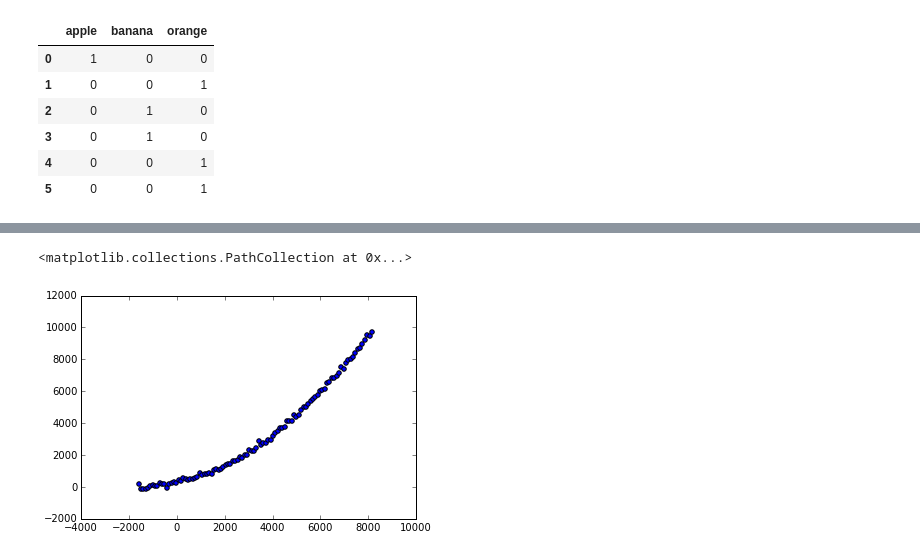
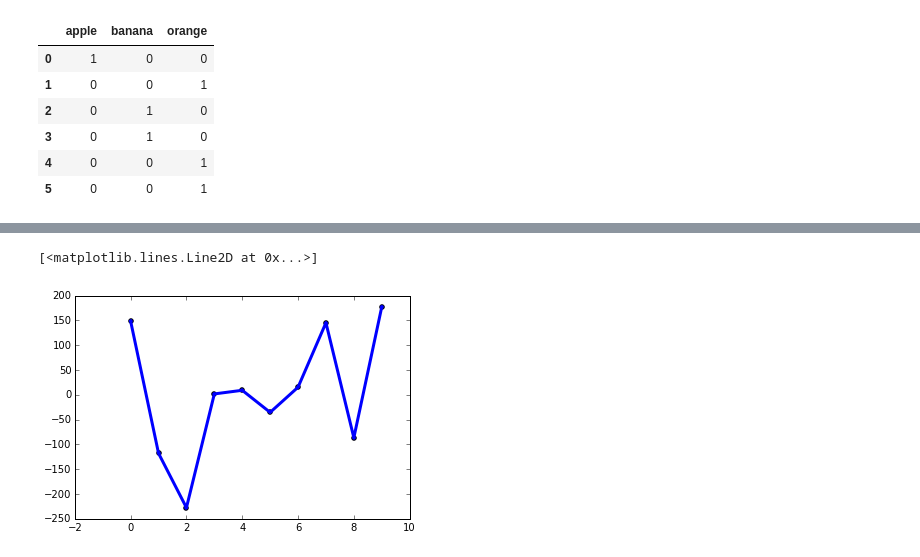
Before and after one commit to ejalonas/DAT_ATL_15, a Jupyter notebook: Notebooks/Linear Regression.ipynb, the cells around one changed output, grey strips where cells are left out. Saved outputs shown, nothing was run; the diff lists cells and outputs as text; code cells hidden in the pictures.

```diff
--- a/Notebooks/Linear Regression.ipynb
+++ b/Notebooks/Linear Regression.ipynb
@@ -310,0 +423,5 @@ plt.plot(x, results.fittedvalues, color='blue',linewidth=3)
+# %%
+random_normal = np.random.randn(50)
+x = np.arange(10)
+y = x**2+np.random.randn(10)*100
+plt.scatter(x,y)
@@ -311,6 +431,7 @@ plt.plot(x, results.fittedvalues, color='blue',linewidth=3)
 # %%
-plt.scatter(results.fittedvalues, y)
-#plt.plot( color='blue',linewidth=3)
+plt.scatter(x,y)
+p = np.polyfit(x, y, 9)
+plt.plot(x, np.polyval(p,x), color='blue',linewidth=3)
 # %% [output]
-<matplotlib.collections.PathCollection at 0x...>
+[<matplotlib.lines.Line2D at 0x...>]
-[figure, old version]
+[figure, new version]
```
Also changed, not shown: parts of 34 cells of this notebook, 2 other files.
